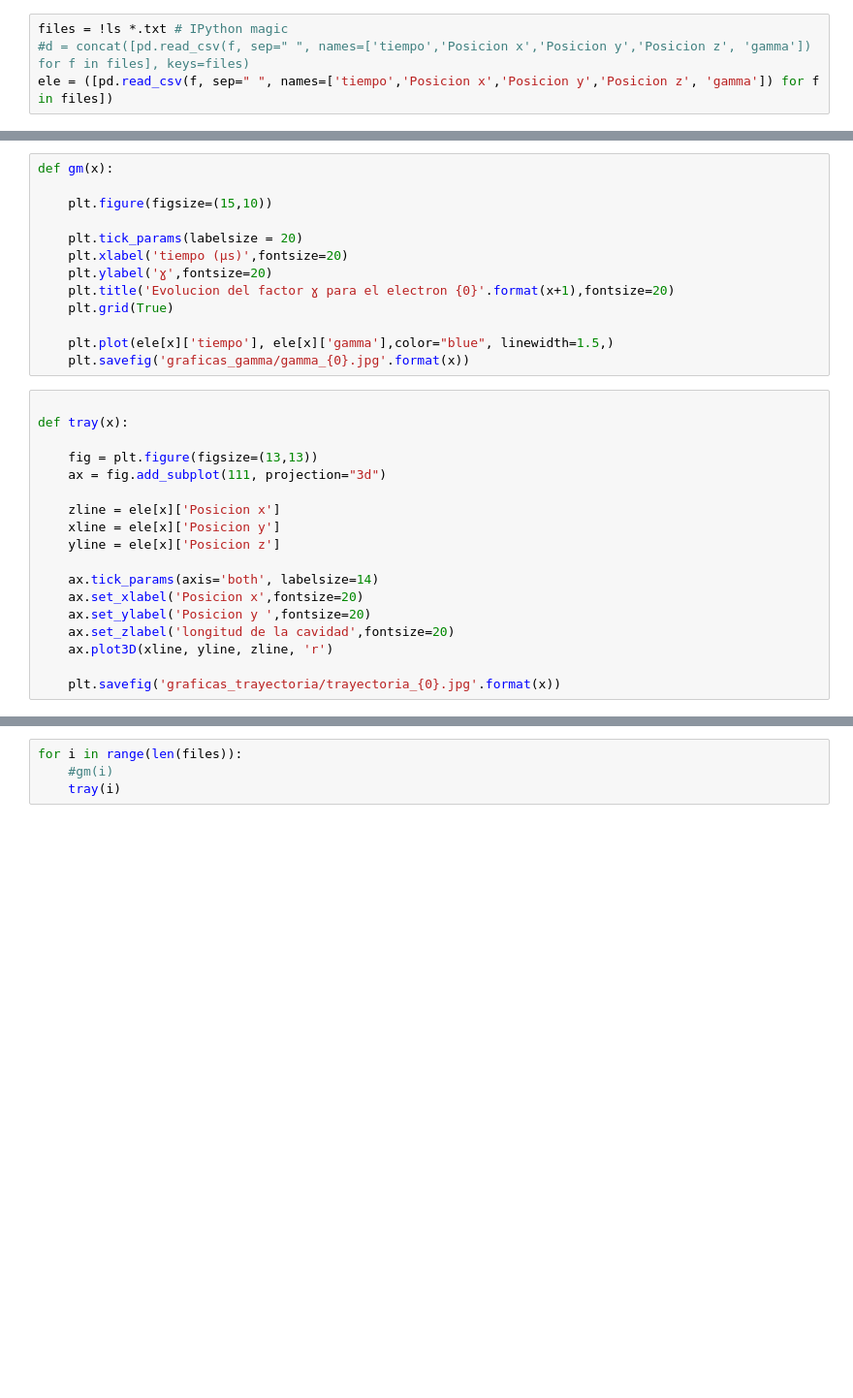
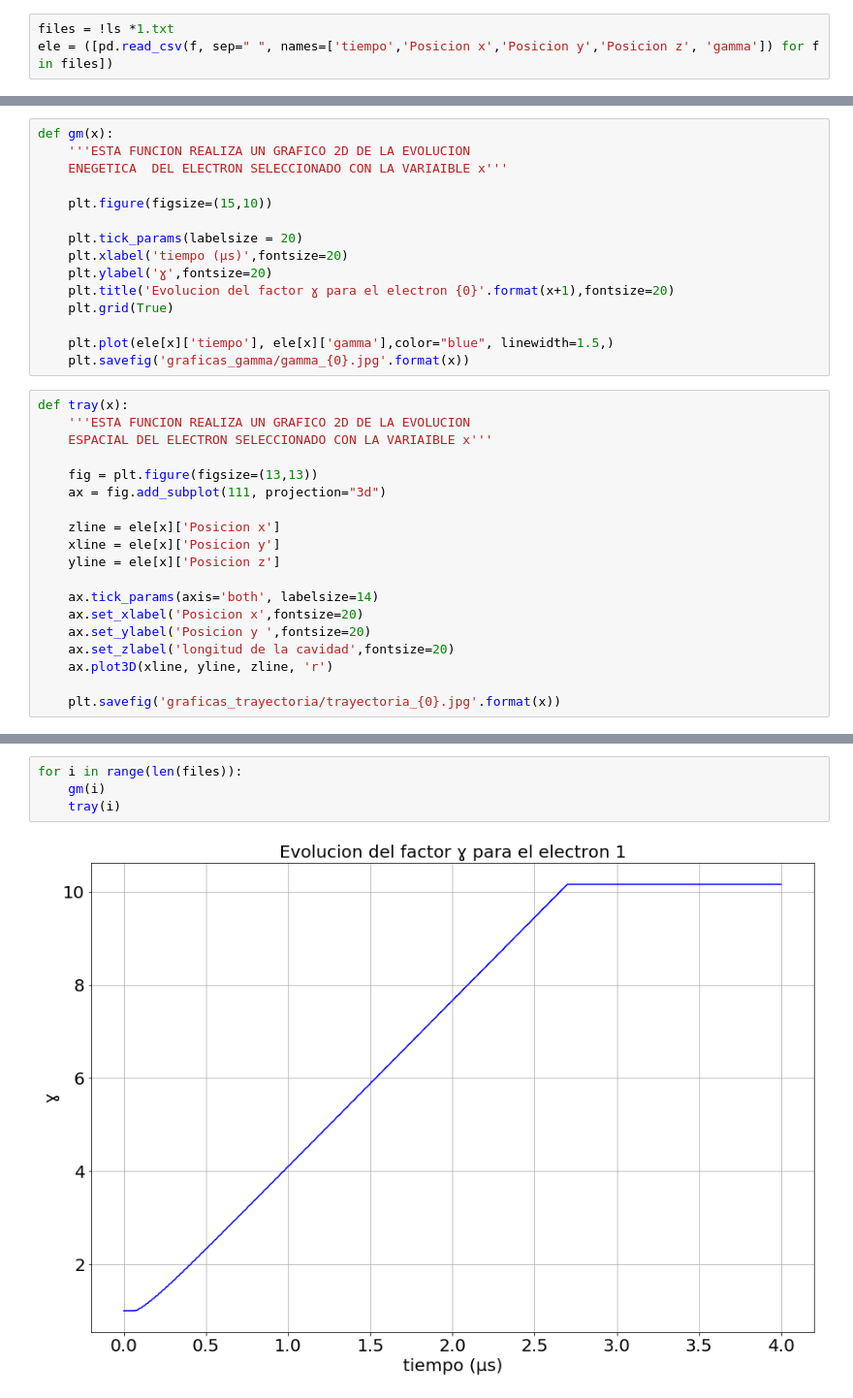
Before and after one commit to alejandroher07/Proyecto-final-, a Jupyter notebook: datos/graficas_gm_tray.ipynb, the cells around one changed output, grey strips where cells are left out. Shown at 97% size. Saved outputs shown, nothing was run; the diff lists cells and outputs as text; blank space fills up the shorter version.

```diff
--- a/datos/graficas_gm_tray.ipynb
+++ b/datos/graficas_gm_tray.ipynb
@@ -7,4 +18,3 @@ import numpy as np
 # %%
-files = !ls *.txt # IPython magic
-#d = concat([pd.read_csv(f, sep=" ", names=['tiempo','Posicion x','Posicion y','Posicion z', 'gamma']) for f in files], keys=files)
+files = !ls *1.txt
 ele = ([pd.read_csv(f, sep=" ", names=['tiempo','Posicion x','Posicion y','Posicion z', 'gamma']) for f in files])
@@ -11,5 +23,7 @@ ele = ([pd.read_csv(f, sep=" ", names=['tiempo','Posicion x','Posicion y','Posic
 # %%
 def gm(x):
+    '''ESTA FUNCION REALIZA UN GRAFICO 2D DE LA EVOLUCION
+    ENEGETICA  DEL ELECTRON SELECCIONADO CON LA VARIAIBLE x'''
 
     plt.figure(figsize=(15,10))
 
@@ -22,8 +36,9 @@ def gm(x):
     plt.plot(ele[x]['tiempo'], ele[x]['gamma'],color="blue", linewidth=1.5,)
     plt.savefig('graficas_gamma/gamma_{0}.jpg'.format(x))
 # %%
-
 def tray(x):
+    '''ESTA FUNCION REALIZA UN GRAFICO 2D DE LA EVOLUCION
+    ESPACIAL DEL ELECTRON SELECCIONADO CON LA VARIAIBLE x'''
 
     fig = plt.figure(figsize=(13,13))
     ax = fig.add_subplot(111, projection="3d")
@@ -42,4 +59,6 @@ def tray(x):
 # %%
 for i in range(len(files)):
-    #gm(i)
+    gm(i)
     tray(i)
+# %% [output]
+[figure, added]
```
Also changed, not shown: parts of 7 cells of this notebook, 1 other file.
